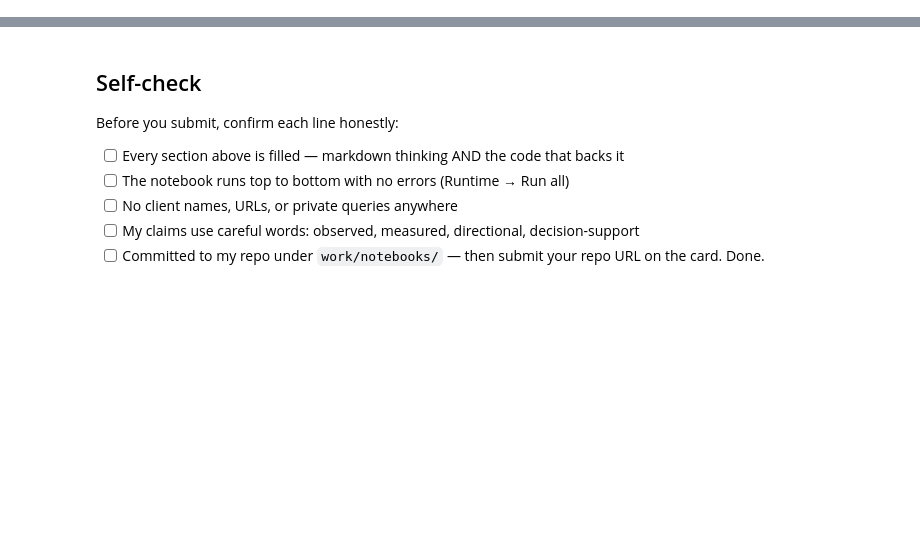
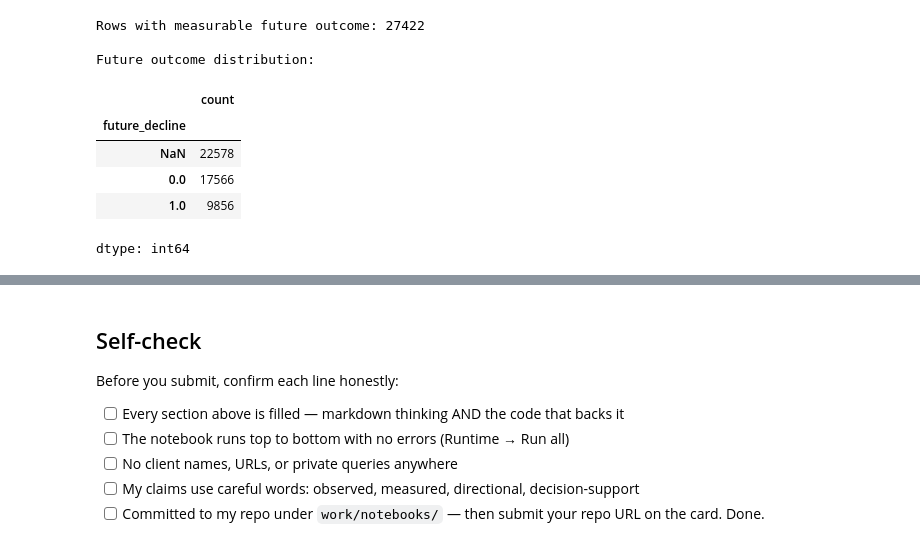
Before and after one commit to abdulmoeed1090/Fly-rank-starter-assignment, a Jupyter notebook: work/notebooks/w06_validation_audit.ipynb, the cells around one changed output, grey strips where cells are left out. Drawn from its saved outputs; the diff is of its cells as text; code cells hidden in the pictures; blank space fills up the shorter version.

```diff
--- a/work/notebooks/w06_validation_audit.ipynb
+++ b/work/notebooks/w06_validation_audit.ipynb
@@ -36,0 +135,77 @@ This skeleton is yours to fill. Work the sections **in order** — each one has
+# %%
+# ---------------------------------------------------------
+# Construct the future outcome
+# ---------------------------------------------------------
+
+# Sort by page and date.
+# client_hash_id and content_hash_id are used ONLY for grouping.
+df = df.sort_values(
+    [
+        "client_hash_id",
+        "content_hash_id",
+        "report_date"
+    ]
+).reset_index(drop=True)
+
+group_cols = [
+    "client_hash_id",
+    "content_hash_id"
+]
+
+# Next observed date for the same page
+df["future_date"] = (
+    df.groupby(group_cols)["report_date"]
+      .shift(-1)
+)
+
+# Next day's impressions
+df["future_impressions"] = (
+    df.groupby(group_cols)["gsc_impressions"]
+      .shift(-1)
+)
+
+# Require an immediately following calendar day.
+valid_future = (
+    df["future_date"]
+    ==
+    df["report_date"] + pd.Timedelta(days=1)
+)
+
+# Start with missing target.
+df["future_decline"] = np.nan
+
+# Only evaluate pages with at least 5 current impressions.
+eligible = (
+    valid_future
+    &
+    (df["gsc_impressions"] >= 5)
+)
+
+# Future decline = next-day impressions are at least 20%
+# lower than the current-day impressions.
+df.loc[eligible, "future_decline"] = (
+    df.loc[eligible, "future_impressions"]
+    <=
+    df.loc[eligible, "gsc_impressions"] * 0.80
+).astype(int)
+
+print(
+    "Rows with measurable future outcome:",
+    df["future_decline"].notna().sum()
+)
+
+print("\nFuture outcome distribution:")
+display(
+    df["future_decline"]
+    .value_counts(dropna=False)
+)
+# %% [output]
+Rows with measurable future outcome: 27422
+
+Future outcome distribution:
+|  | count |
+| future_decline |  |
+| NaN | 22578 |
+| 0.0 | 17566 |
+| 1.0 | 9856 |
+dtype: int64
```
Also changed, not shown: parts of 22 cells of this notebook.
